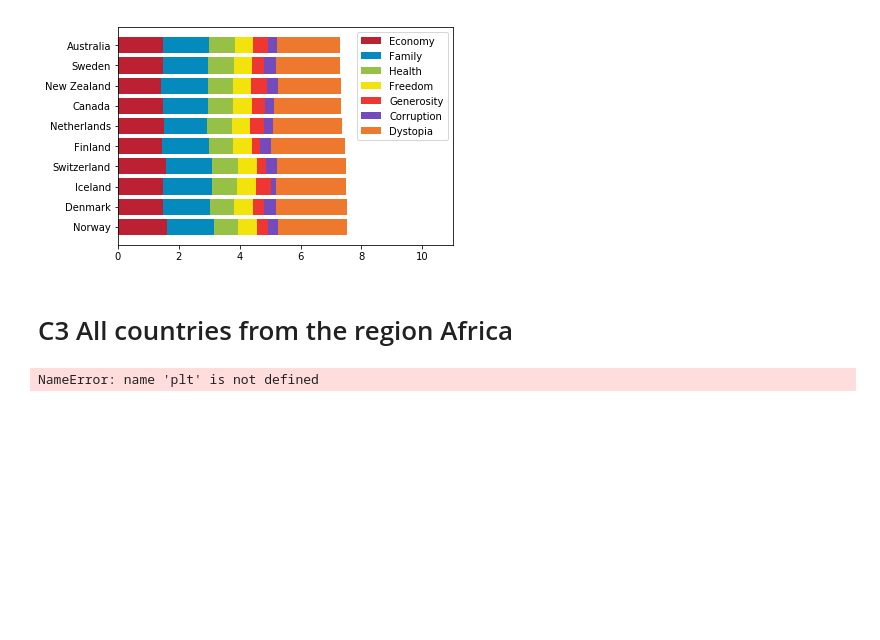
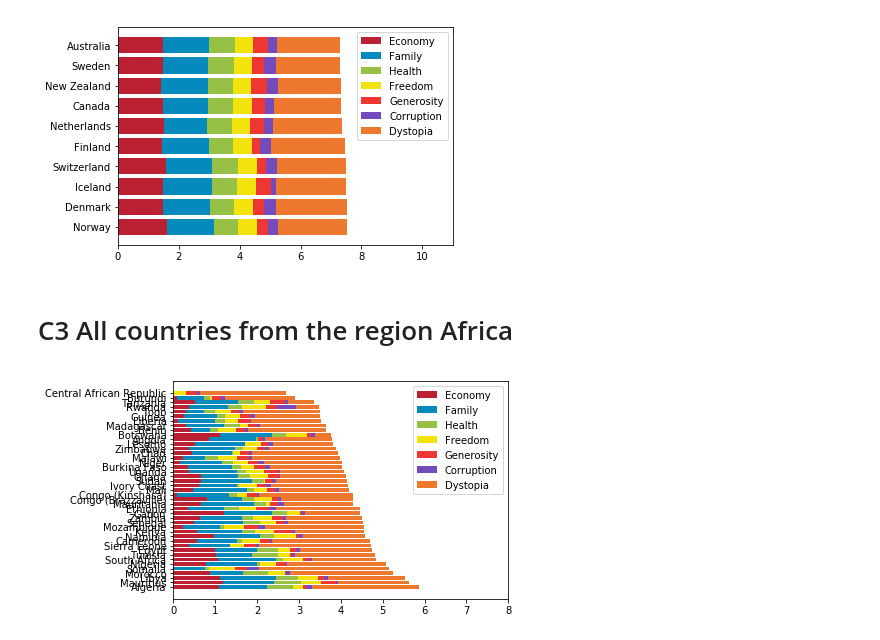
Before and after one commit to mickaelperring/p1, a Jupyter notebook: Untitled.ipynb, the cells around one changed output. Saved outputs shown, nothing was run; the diff lists cells and outputs as text; code cells hidden in the pictures; blank space fills up the shorter version.

```diff
--- a/Untitled.ipynb
+++ b/Untitled.ipynb
@@ -252,25 +242,24 @@ africa = data[data['Region'] == 'Africa'].sort_values(by='Happiness Rank', ascen
 # %%
 
 countries = africa['Country'].values
 economy = africa['Economy'].values
 family = africa['Family'].values
 health = africa['Health'].values
 freedom = africa['Freedom'].values
 generosity = africa['Generosity'].values
 corruption = africa['Corruption'].values
 dystopia  = africa['Dystopia'].values
 y_cor = np.arange(len(africa))
 plt.barh(y_cor, economy, color='#BB2033', label='Economy')
 plt.barh(y_cor, family, color='#048ABD', left=economy, label='Family')
 plt.barh(y_cor, health, color='#97C146', left=economy+family, label='Health')
 plt.barh(y_cor, freedom, color='#F2E30C', left=economy+family+health, label='Freedom')
 plt.barh(y_cor, generosity, color='#EE3633', left=economy+family+health+freedom, label='Generosity')
 plt.barh(y_cor, corruption, color='#734BBD', left=economy+family+health+freedom+generosity, label='Corruption')
 plt.barh(y_cor, dystopia, color='#EE782E', left=economy+family+health+freedom+generosity+corruption, label='Dystopia')
 plt.legend(loc="upper right")
 plt.yticks(y_cor, countries)
 plt.xlim([0,8]) # space for legend
-plt.figure(figsize=(500, 500))
 plt.show()
 # %% [output]
-NameError: name 'plt' is not defined
+[figure, added]
```
Also changed, not shown: parts of 17 cells of this notebook.
